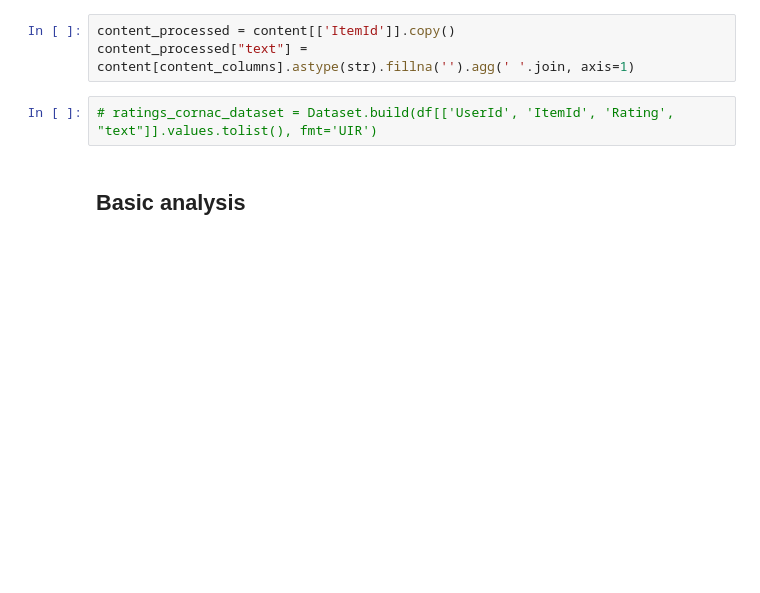
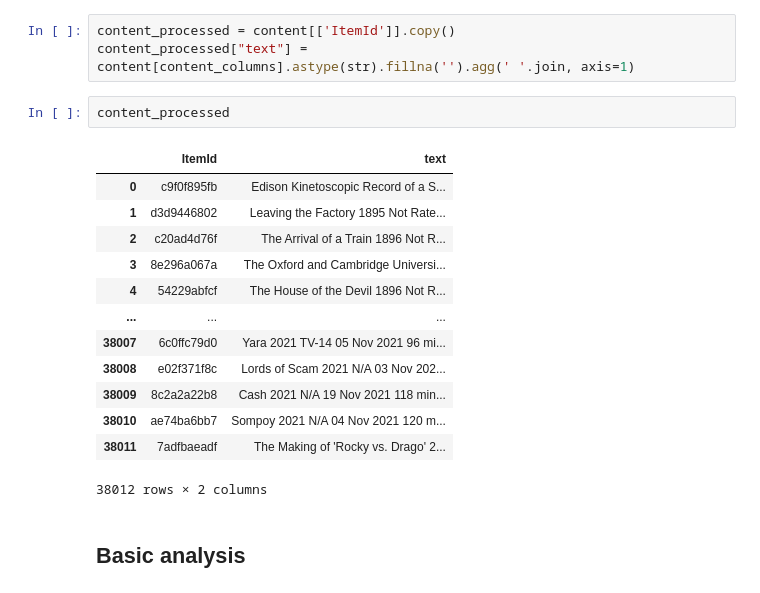
Before and after one commit to MatheusBorgesFaria/Rec-Sys-TP2, a Jupyter notebook: DMRL.ipynb, the cells around one changed output. Saved outputs shown, nothing was run; the diff lists cells and outputs as text; blank space fills up the shorter version.

```diff
--- a/DMRL.ipynb
+++ b/DMRL.ipynb
@@ -34,8 +55,22 @@ content_columns.pop(0)
 # %%
 content_processed = content[['ItemId']].copy()
 content_processed["text"] = content[content_columns].astype(str).fillna('').agg(' '.join, axis=1)
-# %%
-# ratings_cornac_dataset = Dataset.build(df[['UserId', 'ItemId', 'Rating', "text"]].values.tolist(), fmt='UIR')
+# %%
+content_processed
+# %% [output]
+|  | ItemId | text |
+| 0 | c9f0f895fb | Edison Kinetoscopic Record of a S... |
+| 1 | d3d9446802 | Leaving the Factory 1895 Not Rate... |
+| 2 | c20ad4d76f | The Arrival of a Train 1896 Not R... |
+| 3 | 8e296a067a | The Oxford and Cambridge Universi... |
+| 4 | 54229abfcf | The House of the Devil 1896 Not R... |
+| ... | ... | ... |
+| 38007 | 6c0ffc79d0 | Yara 2021 TV-14 05 Nov 2021 96 mi... |
+| 38008 | e02f371f8c | Lords of Scam 2021 N/A 03 Nov 202... |
+| 38009 | 8c2a2a22b8 | Cash 2021 N/A 19 Nov 2021 118 min... |
+| 38010 | ae74ba6bb7 | Sompoy 2021 N/A 04 Nov 2021 120 m... |
+| 38011 | 7adfbaeadf | The Making of 'Rocky vs. Drago' 2... |
+38012 rows × 2 columns
 # %% [markdown]
 ## Basic analysis
 # %%
```
Also changed, not shown: parts of 9 cells of this notebook, 5 other files.
